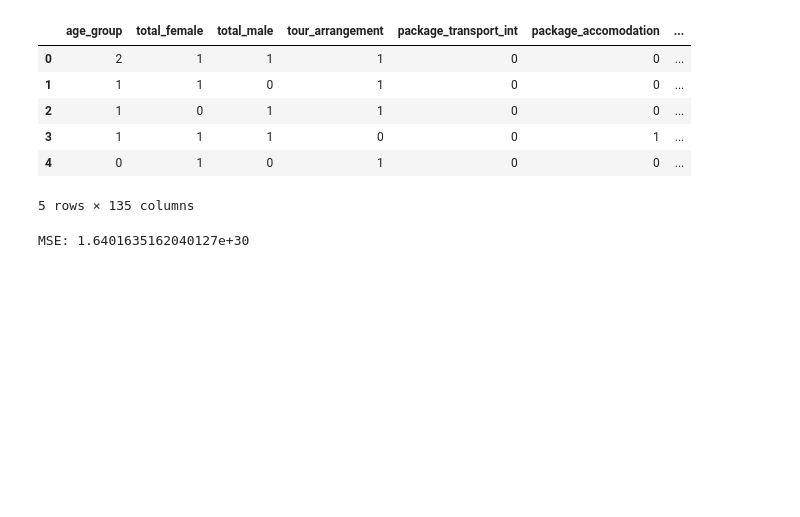
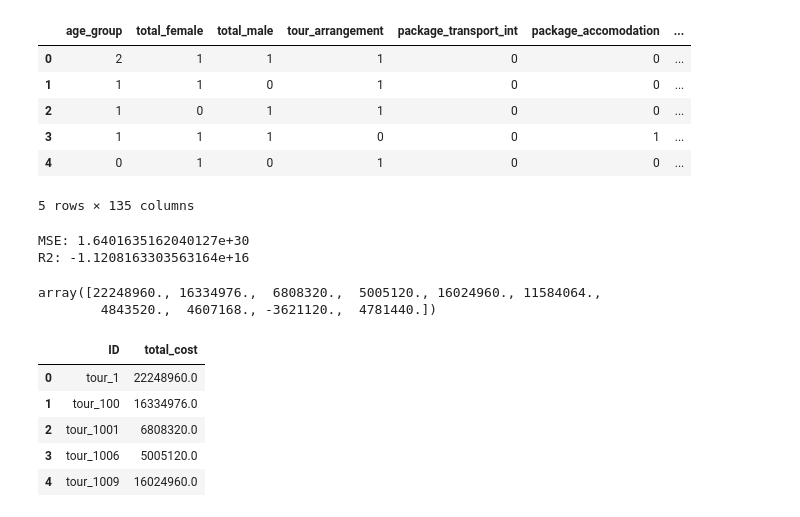
Before and after one commit to martinoywa/zindi-challenges, a Jupyter notebook: Tanzania Tourism Prediction/notebook.ipynb, the cells around one changed output. Drawn from its saved outputs; the diff is of its cells as text; code cells hidden in the pictures; blank space fills up the shorter version.

Commit message:
Add code for modeling and submission

```diff
--- a/Tanzania Tourism Prediction/notebook.ipynb
+++ b/Tanzania Tourism Prediction/notebook.ipynb
@@ -205,7 +205,7 @@ test.to_csv("Test_Preprocessed.csv", index=False)
 # %%
 # feature engineering
 ord_enc = OrdinalEncoder()
-one_hot_enc = OneHotEncoder()
+one_hot_enc = OneHotEncoder(handle_unknown='ignore')
 # %%
 train = pd.read_csv("Train_Preprocessed.csv")
 test = pd.read_csv("Test_Preprocessed.csv")
@@ -295,8 +300,27 @@ reg.fit(X_train, y_train)
 # MSE evaluation metric, R2
 y_pred = reg.predict(X_test)
 print(f"MSE: {mean_squared_error(y_test, y_pred)}")
-print(f"R2: {reg.sco}")
+print(f"R2: {reg.score(X_test, y_test)}")
 # %% [output]
 MSE: 1.6401635162040127e+30
+R2: -1.1208163303563164e+16
 # %%
 # submission
+ids = test["ID"]
+data = test.drop("ID", axis=1)
+# %%
+preds = reg.predict(data)
+preds[:10]
+# %% [output]
+array([22248960., 16334976.,  6808320.,  5005120., 16024960., 11584064.,
+        4843520.,  4607168., -3621120.,  4781440.])
+# %%
+submission = pd.DataFrame({"ID": ids, "total_cost": preds})
+submission.head()
+# %% [output]
+|  | ID | total_cost |
+| 0 | tour_1 | 22248960.0 |
+| 1 | tour_100 | 16334976.0 |
+| 2 | tour_1001 | 6808320.0 |
+| 3 | tour_1006 | 5005120.0 |
+| 4 | tour_1009 | 16024960.0 |
```
Also changed, not shown: parts of 3 cells of this notebook, 1 other file.
